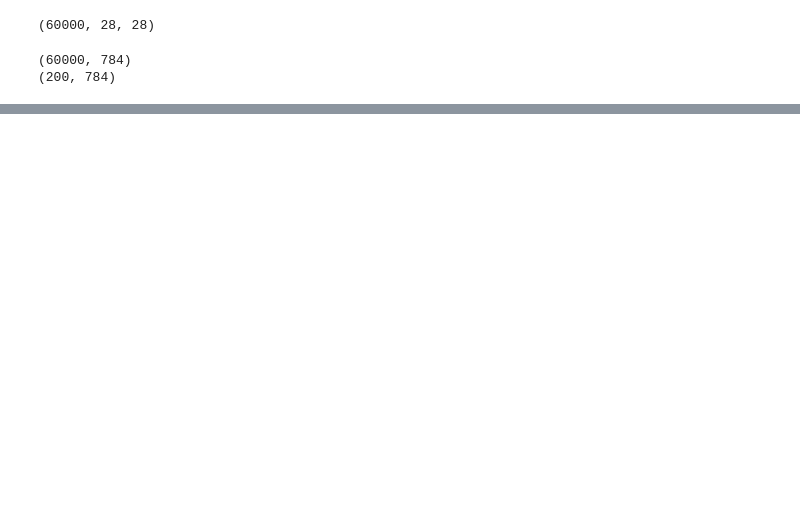
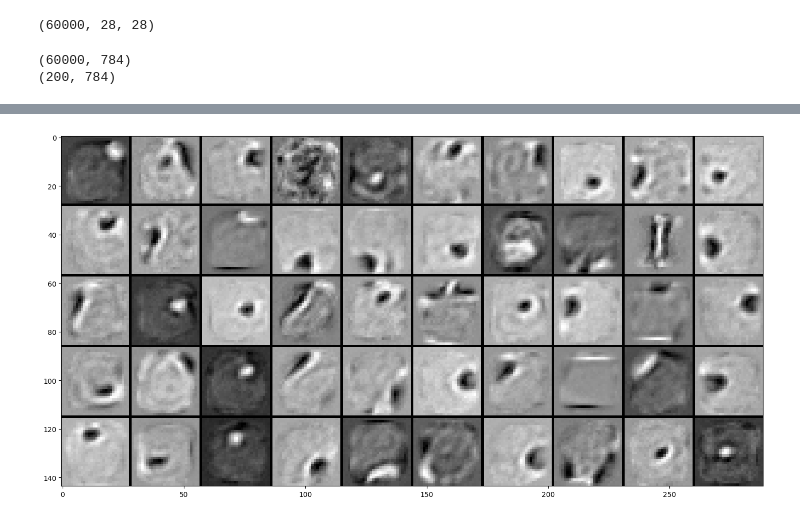
Before and after one commit to Xzanam/restricted-boltzmann-machine, a Jupyter notebook: boltzmann.ipynb, the cells around one changed output, grey strips where cells are left out. Cells and saved outputs as stored; diff of their text form; code cells hidden in the pictures; blank space fills up the shorter version.

```diff
--- a/boltzmann.ipynb
+++ b/boltzmann.ipynb
@@ -184,9 +191,9 @@ print(train_X.shape)
 # %% [output]
 (60000, 28, 28)
 # %%
-train_X_flattened = train_X.reshape(train_X.shape[0], -1)
+train_X_flattened = tf.convert_to_tensor(train_X.reshape(train_X.shape[0], -1),dtype=tf.float32)
 print(train_X_flattened.shape)
-y = train_X_flattened[:200]
+train_y = train_y / 255.0
 print(y.shape)
 # %% [output]
 (60000, 784)
@@ -211,0 +309,13 @@ print(train_ds[0][1].shape)
+# %%
+from utils import tile_raster_images
+tile_raster_images(X=W.numpy().T, img_shape=(28, 28), tile_shape=(5, 10), tile_spacing=(1, 1))
+
+from PIL import Image
+%matplotlib inline
+image = Image.fromarray(tile_raster_images(X=W.numpy().T, img_shape=(28, 28) ,tile_shape=(5, 10), tile_spacing=(1, 1)))
+### Plot image
+plt.rcParams['figure.figsize'] = (18.0, 18.0)
+imgplot = plt.imshow(image)
+imgplot.set_cmap('gray')
+# %% [output]
+[figure, added]
```
Also changed, not shown: parts of 23 cells of this notebook.
